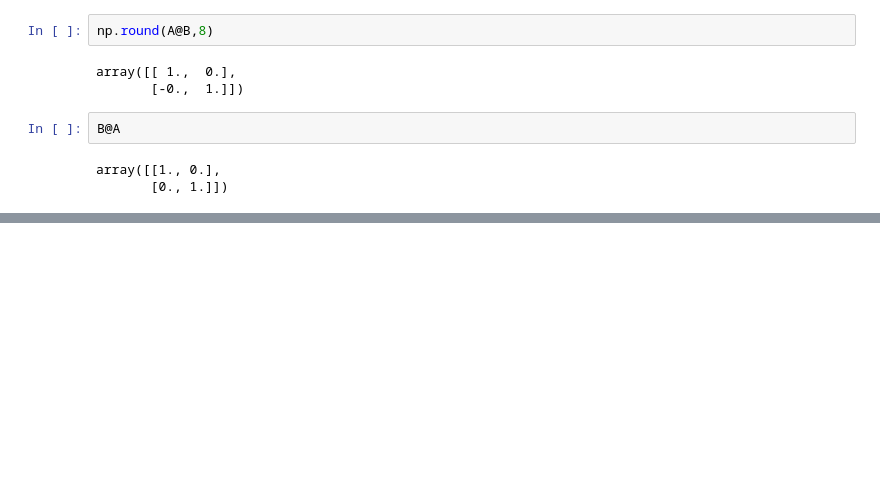
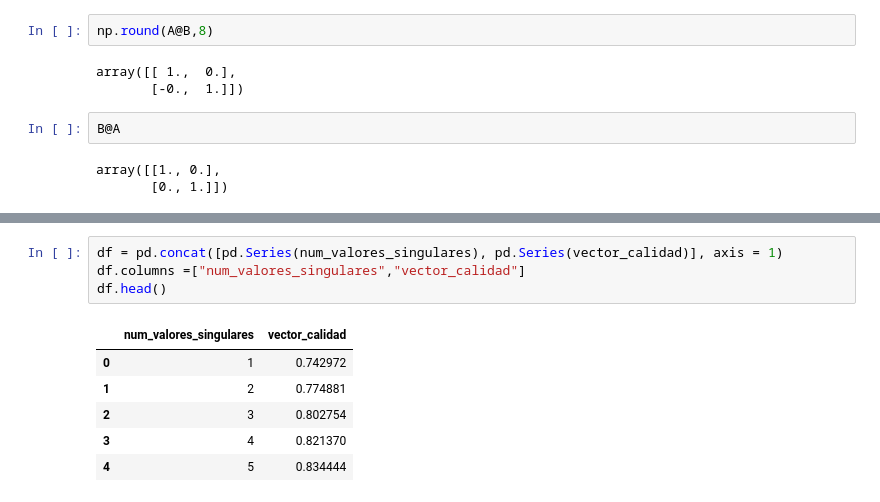
Before and after one commit to leonardomarintellez/datos_masivos_II_2022, a Jupyter notebook: 01_Reducción_de_Dimensionalidad/02_SVD.ipynb, the cells around one changed output, grey strips where cells are left out. Cells and saved outputs as stored; diff of their text form; blank space fills up the shorter version.

```diff
--- a/01_Reducción_de_Dimensionalidad/02_SVD.ipynb
+++ b/01_Reducción_de_Dimensionalidad/02_SVD.ipynb
@@ -224,0 +245,11 @@ array([[1., 0.],
+# %%
+df = pd.concat([pd.Series(num_valores_singulares), pd.Series(vector_calidad)], axis = 1)
+df.columns =["num_valores_singulares","vector_calidad"]
+df.head()
+# %% [output]
+|  | num_valores_singulares | vector_calidad |
+| 0 | 1 | 0.742972 |
+| 1 | 2 | 0.774881 |
+| 2 | 3 | 0.802754 |
+| 3 | 4 | 0.821370 |
+| 4 | 5 | 0.834444 |
```
Also changed, not shown: parts of 12 cells of this notebook.
